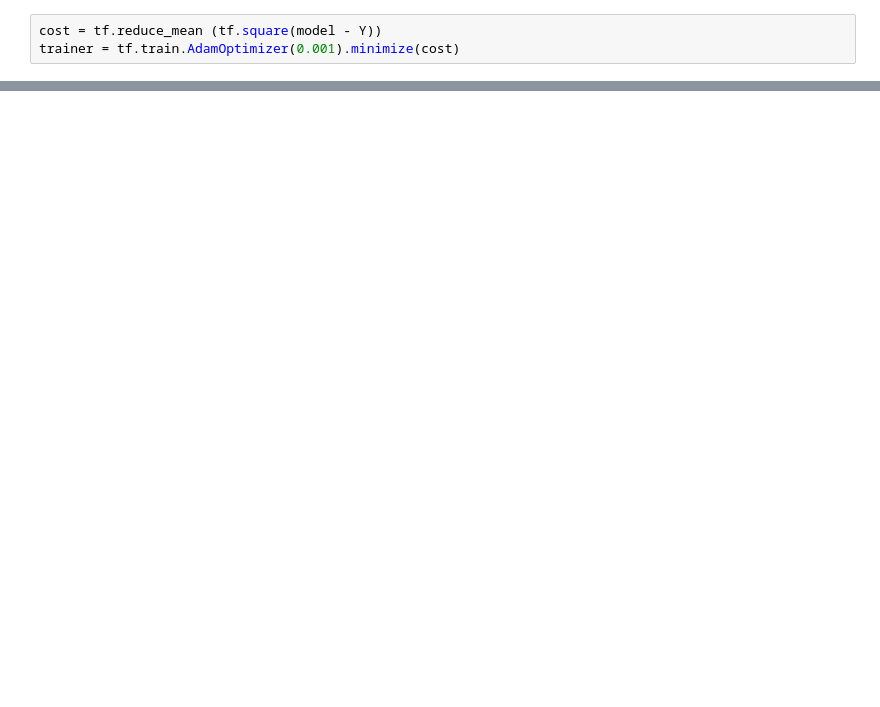
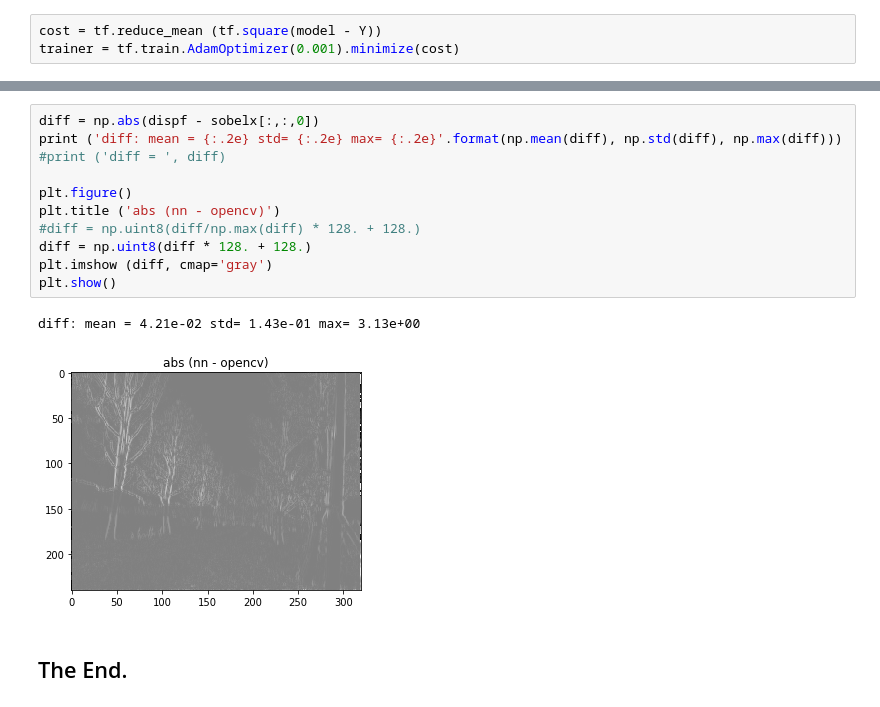
Before and after one commit to yongduek/tensorflow-learning, a Jupyter notebook: tensorflow-7.ipynb, the cells around one changed output, grey strips where cells are left out. Saved outputs shown, nothing was run; the diff lists cells and outputs as text; blank space fills up the shorter version.

```diff
--- a/tensorflow-7.ipynb
+++ b/tensorflow-7.ipynb
@@ -109,0 +186,16 @@ with tf.Session() as ss:
+# %%
+diff = np.abs(dispf - sobelx[:,:,0])
+print ('diff: mean = {:.2e} std= {:.2e} max= {:.2e}'.format(np.mean(diff), np.std(diff), np.max(diff)))
+#print ('diff = ', diff)
+
+plt.figure()
+plt.title ('abs (nn - opencv)')
+#diff = np.uint8(diff/np.max(diff) * 128. + 128.)
+diff = np.uint8(diff * 128. + 128.)
+plt.imshow (diff, cmap='gray')
+plt.show()
+# %% [output]
+diff: mean = 4.21e-02 std= 1.43e-01 max= 3.13e+00
+[figure, added]
+# %% [markdown]
+## The End.
```
Also changed, not shown: parts of 8 cells of this notebook.
